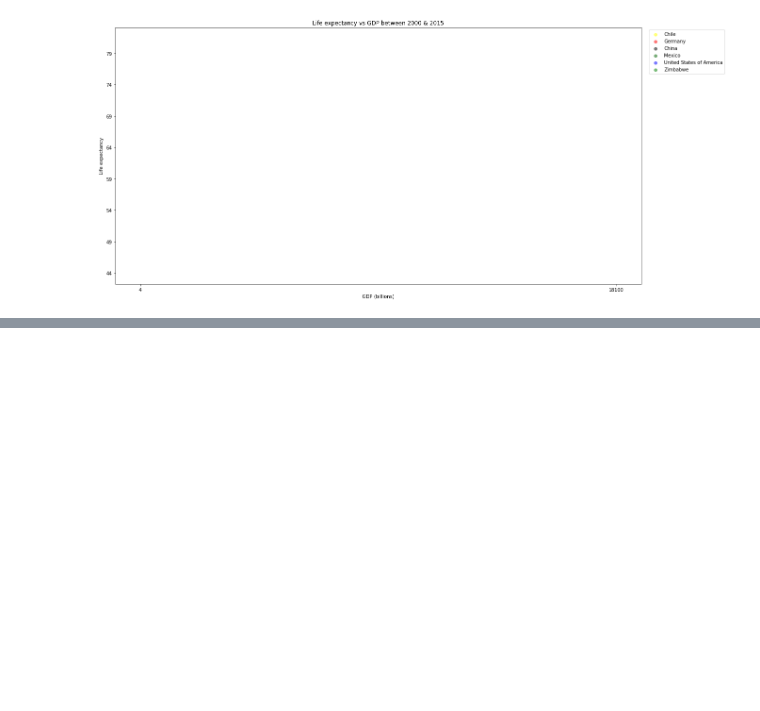
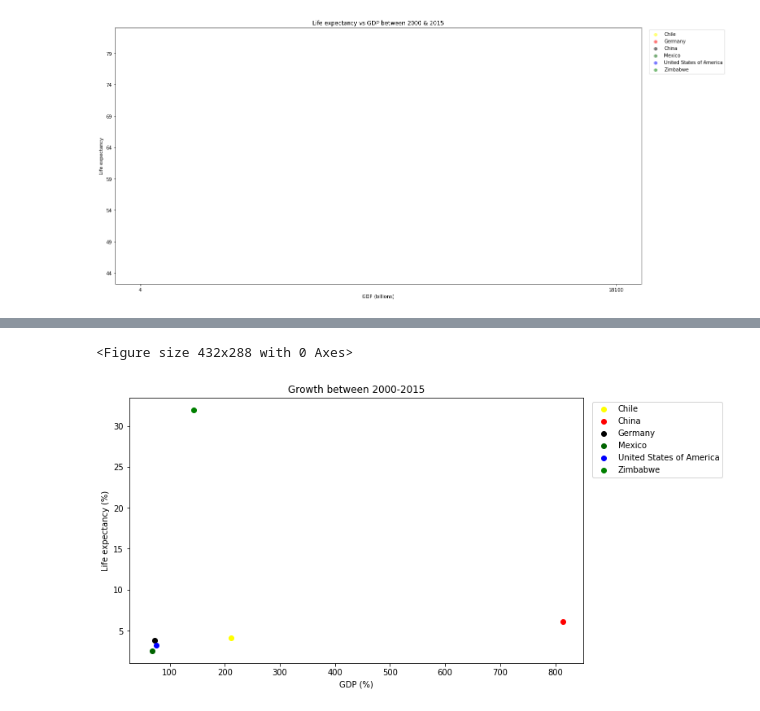
Before and after one commit to 5amwiltshire/Codecademy-life-expectancy-and-GDP-project, a Jupyter notebook: life_expectancy_gdp.ipynb, the cells around one changed output, grey strips where cells are left out. Saved outputs shown, nothing was run; the diff lists cells and outputs as text; code cells hidden in the pictures; blank space fills up the shorter version.

```diff
--- a/life_expectancy_gdp.ipynb
+++ b/life_expectancy_gdp.ipynb
@@ -177,0 +222,5 @@ Zimbabwe trails far behind the other five countries in terms of life expectancy,
+# %%
+df_growth = {'Country': countries, 'LE': LE_changes, 'GDP': GDP_changes}
+df_growth = pd.DataFrame(data=df_growth)
+df_growth['Colour'] = df_growth['Country'].map(colours)
+df_growth
@@ -177,0 +235,14 @@ Zimbabwe trails far behind the other five countries in terms of life expectancy,
+# %%
+plt.clf()
+
+plt.figure(figsize=[10,6])
+for i, j in df_growth.iterrows():
+    plt.scatter(j['GDP'], j['LE'], label=j['Country'], c=j['Colour'])
+plt.xlabel('GDP (%)')
+plt.ylabel('Life expectancy (%)')
+plt.title('Growth between 2000-2015')
+plt.legend(loc='upper left', bbox_to_anchor=(1.01, 1))
+plt.show()
+# %% [output]
+<Figure size 432x288 with 0 Axes>
+[figure, added]
```
Also changed, not shown: parts of 11 cells of this notebook, 1 other file.
